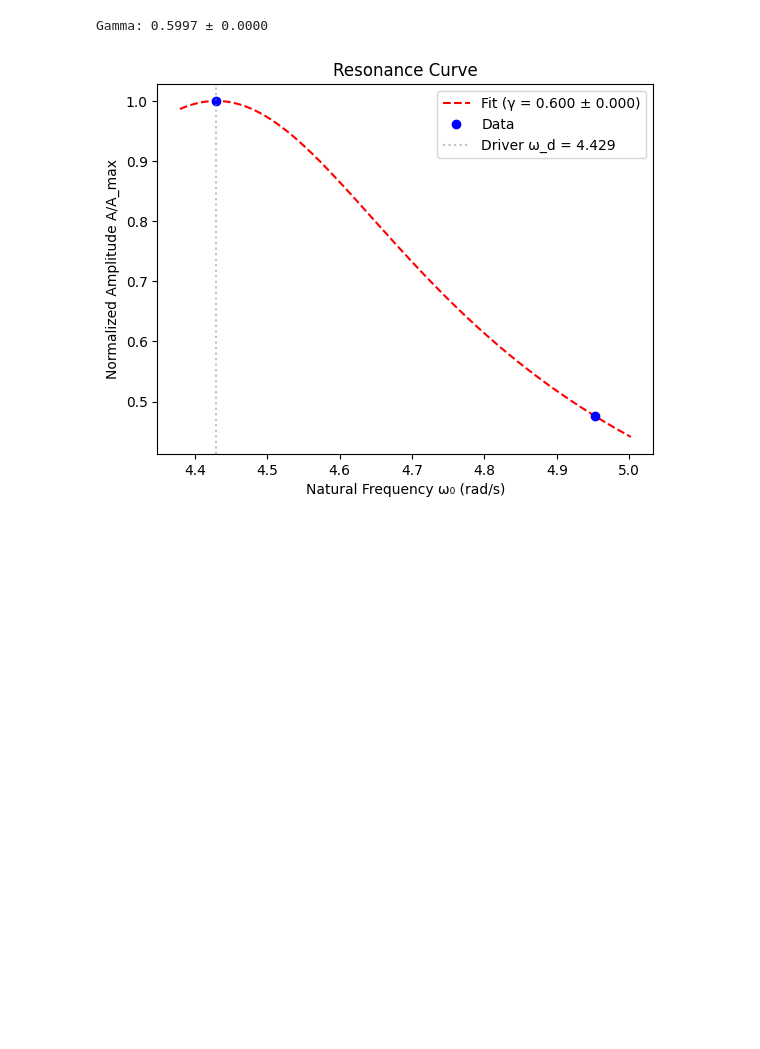
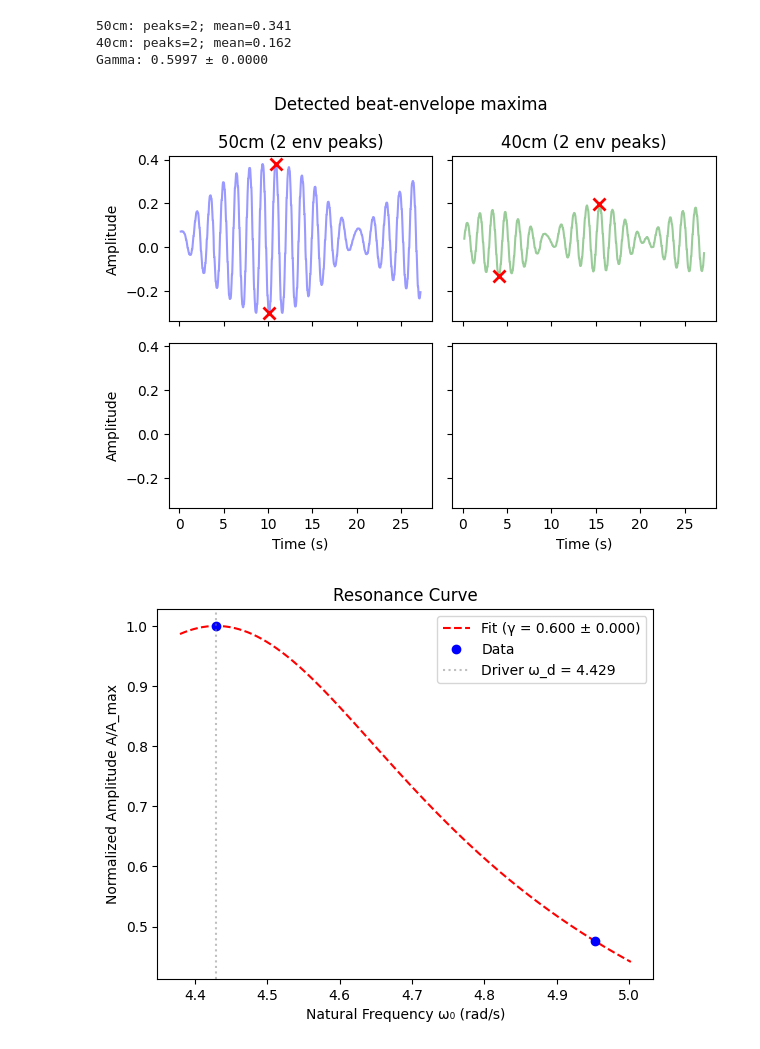
Before and after one commit to kij1n/physics-data-analysis, a Jupyter notebook: sessions/session2.ipynb, the cells around one changed output. Cells and saved outputs as stored; diff of their text form; code cells hidden in the pictures; blank space fills up the shorter version.

```diff
--- a/sessions/session2.ipynb
+++ b/sessions/session2.ipynb
@@ -31,8 +31,15 @@ resonance_data.fit()
 # %%
 gamma, gamma_err = resonance_data.gamma, resonance_data.gamma_err
+print(resonance_data.envelope_data)
 print(f"Gamma: {gamma:.4f} ± {gamma_err:.4f}")
+
+resonance_data.plot_detected_peaks()
+plt.show()
 # %% [output]
+50cm: peaks=2; mean=0.341
+40cm: peaks=2; mean=0.162
 Gamma: 0.5997 ± 0.0000
+[figure, added]
 # %%
 resonance_data.plot_resonance_curve("blue", "red")
 add_resonance_plot_labels()
```
Also changed, not shown: parts of 3 cells of this notebook, 1 other file.
